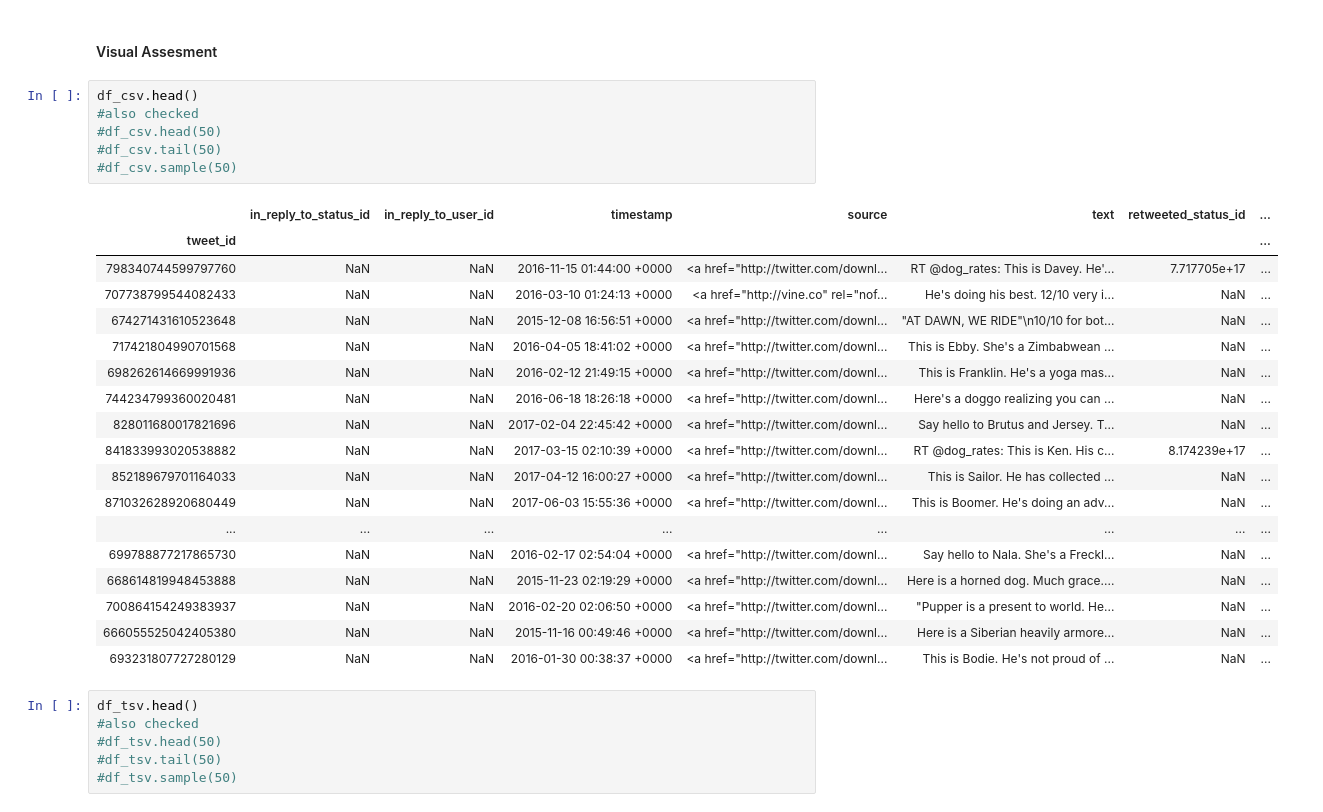
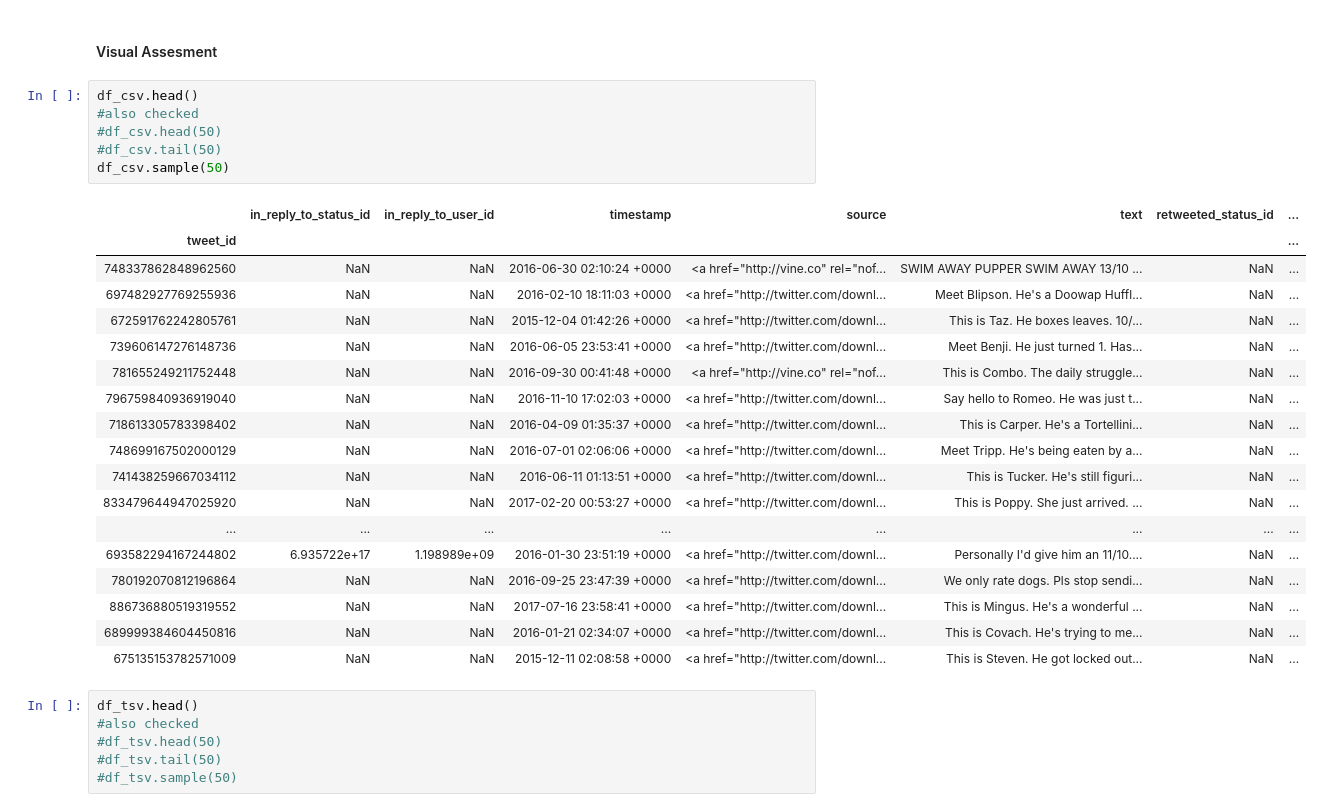
Before and after one commit to hamidkhbl/Twitter_account_data_analysis, a Jupyter notebook: wrangle_act.ipynb, the cells around one changed output. Drawn from its saved outputs; the diff is of its cells as text.

```diff
--- a/wrangle_act.ipynb
+++ b/wrangle_act.ipynb
@@ -163,28 +163,28 @@ df_json.head()
 # %%
 df_csv.head()
 #also checked
 #df_csv.head(50)
 #df_csv.tail(50)
-#df_csv.sample(50)
+df_csv.sample(50)
 # %% [output]
 |  | in_reply_to_status_id | in_reply_to_user_id | timestamp | source | text | retweeted_status_id | ... |
 | tweet_id |  |  |  |  |  |  | ... |
-| 798340744599797760 | NaN | NaN | 2016-11-15 01:44:00 +0000 | <a href="http://twitter.com/downl... | RT @dog_rates: This is Davey. He'... | 7.717705e+17 | ... |
-| 707738799544082433 | NaN | NaN | 2016-03-10 01:24:13 +0000 | <a href="http://vine.co" rel="nof... | He's doing his best. 12/10 very i... | NaN | ... |
-| 674271431610523648 | NaN | NaN | 2015-12-08 16:56:51 +0000 | <a href="http://twitter.com/downl... | "AT DAWN, WE RIDE"\n10/10 for bot... | NaN | ... |
-| 717421804990701568 | NaN | NaN | 2016-04-05 18:41:02 +0000 | <a href="http://twitter.com/downl... | This is Ebby. She's a Zimbabwean ... | NaN | ... |
-| 698262614669991936 | NaN | NaN | 2016-02-12 21:49:15 +0000 | <a href="http://twitter.com/downl... | This is Franklin. He's a yoga mas... | NaN | ... |
-| 744234799360020481 | NaN | NaN | 2016-06-18 18:26:18 +0000 | <a href="http://twitter.com/downl... | Here's a doggo realizing you can ... | NaN | ... |
-| 828011680017821696 | NaN | NaN | 2017-02-04 22:45:42 +0000 | <a href="http://twitter.com/downl... | Say hello to Brutus and Jersey. T... | NaN | ... |
-| 841833993020538882 | NaN | NaN | 2017-03-15 02:10:39 +0000 | <a href="http://twitter.com/downl... | RT @dog_rates: This is Ken. His c... | 8.174239e+17 | ... |
-| 852189679701164033 | NaN | NaN | 2017-04-12 16:00:27 +0000 | <a href="http://twitter.com/downl... | This is Sailor. He has collected ... | NaN | ... |
-| 871032628920680449 | NaN | NaN | 2017-06-03 15:55:36 +0000 | <a href="http://twitter.com/downl... | This is Boomer. He's doing an adv... | NaN | ... |
+| 748337862848962560 | NaN | NaN | 2016-06-30 02:10:24 +0000 | <a href="http://vine.co" rel="nof... | SWIM AWAY PUPPER SWIM AWAY 13/10 ... | NaN | ... |
+| 697482927769255936 | NaN | NaN | 2016-02-10 18:11:03 +0000 | <a href="http://twitter.com/downl... | Meet Blipson. He's a Doowap Huffl... | NaN | ... |
+| 672591762242805761 | NaN | NaN | 2015-12-04 01:42:26 +0000 | <a href="http://twitter.com/downl... | This is Taz. He boxes leaves. 10/... | NaN | ... |
+| 739606147276148736 | NaN | NaN | 2016-06-05 23:53:41 +0000 | <a href="http://twitter.com/downl... | Meet Benji. He just turned 1. Has... | NaN | ... |
+| 781655249211752448 | NaN | NaN | 2016-09-30 00:41:48 +0000 | <a href="http://vine.co" rel="nof... | This is Combo. The daily struggle... | NaN | ... |
+| 796759840936919040 | NaN | NaN | 2016-11-10 17:02:03 +0000 | <a href="http://twitter.com/downl... | Say hello to Romeo. He was just t... | NaN | ... |
+| 718613305783398402 | NaN | NaN | 2016-04-09 01:35:37 +0000 | <a href="http://twitter.com/downl... | This is Carper. He's a Tortellini... | NaN | ... |
+| 748699167502000129 | NaN | NaN | 2016-07-01 02:06:06 +0000 | <a href="http://twitter.com/downl... | Meet Tripp. He's being eaten by a... | NaN | ... |
+| 741438259667034112 | NaN | NaN | 2016-06-11 01:13:51 +0000 | <a href="http://twitter.com/downl... | This is Tucker. He's still figuri... | NaN | ... |
+| 833479644947025920 | NaN | NaN | 2017-02-20 00:53:27 +0000 | <a href="http://twitter.com/downl... | This is Poppy. She just arrived. ... | NaN | ... |
 | ... | ... | ... | ... | ... | ... | ... | ... |
-| 699788877217865730 | NaN | NaN | 2016-02-17 02:54:04 +0000 | <a href="http://twitter.com/downl... | Say hello to Nala. She's a Freckl... | NaN | ... |
-| 668614819948453888 | NaN | NaN | 2015-11-23 02:19:29 +0000 | <a href="http://twitter.com/downl... | Here is a horned dog. Much grace.... | NaN | ... |
-| 700864154249383937 | NaN | NaN | 2016-02-20 02:06:50 +0000 | <a href="http://twitter.com/downl... | "Pupper is a present to world. He... | NaN | ... |
-| 666055525042405380 | NaN | NaN | 2015-11-16 00:49:46 +0000 | <a href="http://twitter.com/downl... | Here is a Siberian heavily armore... | NaN | ... |
-| 693231807727280129 | NaN | NaN | 2016-01-30 00:38:37 +0000 | <a href="http://twitter.com/downl... | This is Bodie. He's not proud of ... | NaN | ... |
+| 693582294167244802 | 6.935722e+17 | 1.198989e+09 | 2016-01-30 23:51:19 +0000 | <a href="http://twitter.com/downl... | Personally I'd give him an 11/10.... | NaN | ... |
+| 780192070812196864 | NaN | NaN | 2016-09-25 23:47:39 +0000 | <a href="http://twitter.com/downl... | We only rate dogs. Pls stop sendi... | NaN | ... |
+| 886736880519319552 | NaN | NaN | 2017-07-16 23:58:41 +0000 | <a href="http://twitter.com/downl... | This is Mingus. He's a wonderful ... | NaN | ... |
+| 689999384604450816 | NaN | NaN | 2016-01-21 02:34:07 +0000 | <a href="http://twitter.com/downl... | This is Covach. He's trying to me... | NaN | ... |
+| 675135153782571009 | NaN | NaN | 2015-12-11 02:08:58 +0000 | <a href="http://twitter.com/downl... | This is Steven. He got locked out... | NaN | ... |
 # %%
 df_tsv.head()
 #also checked
```
Also changed, not shown: parts of 21 cells of this notebook.
